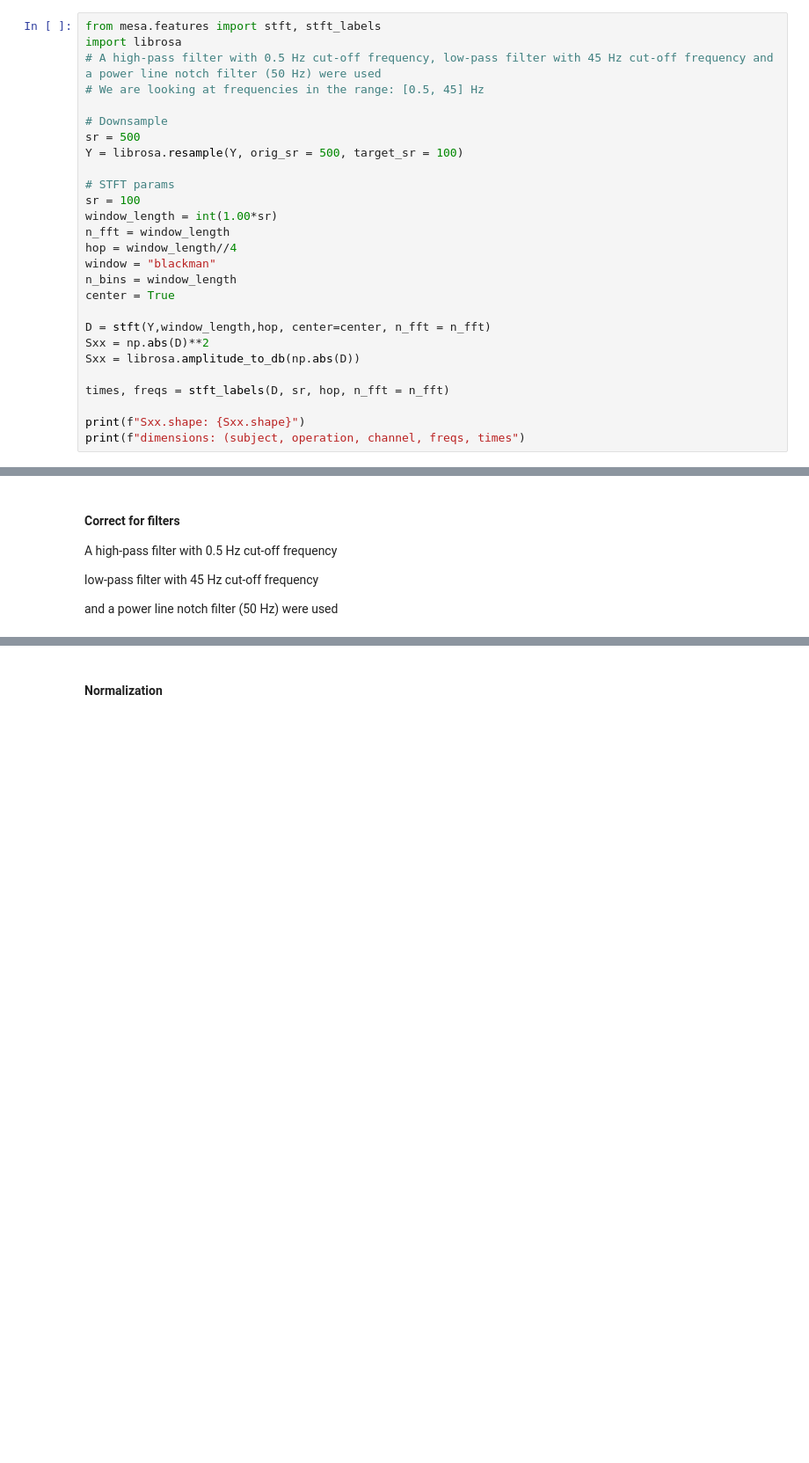
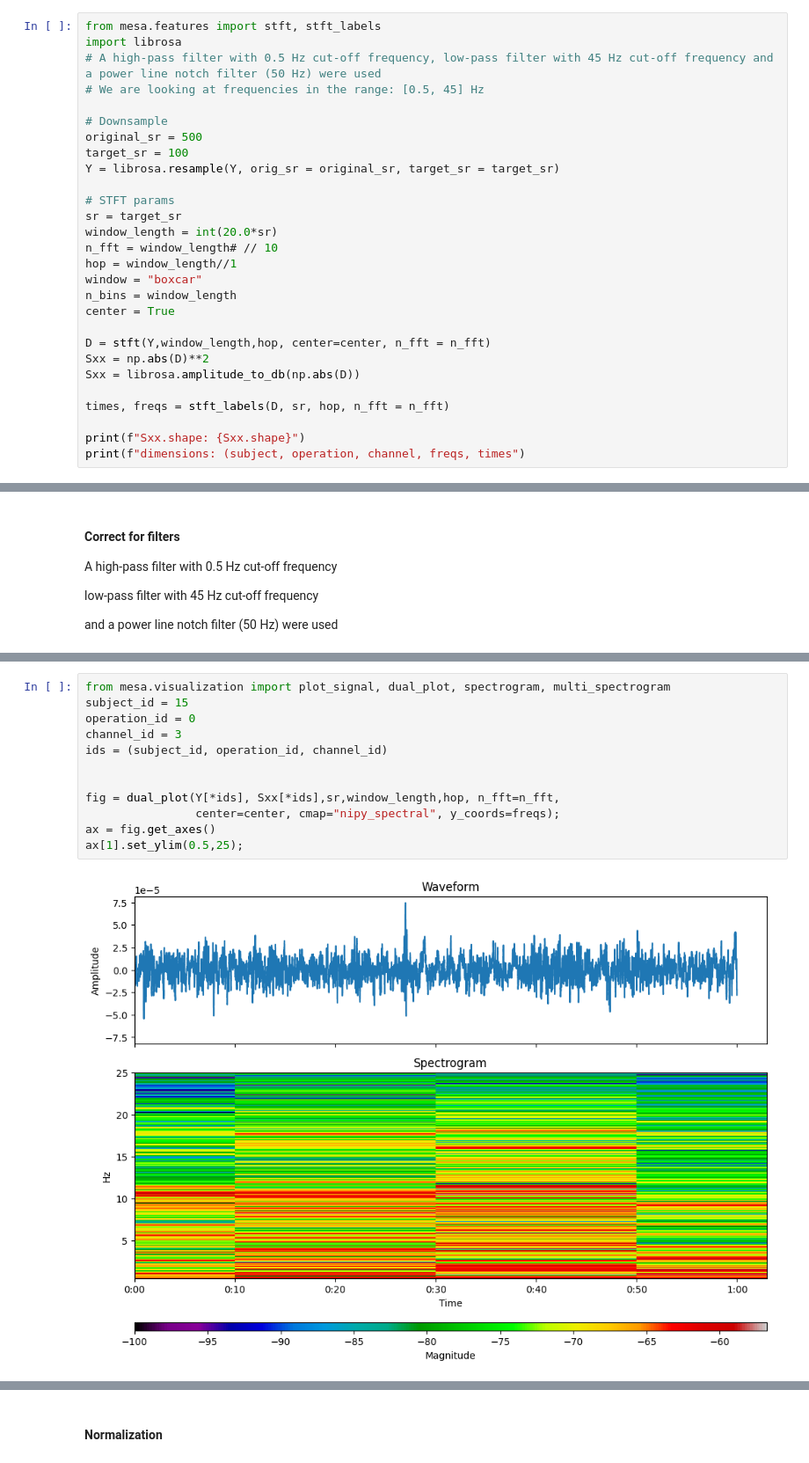
Before and after one commit to JesusGarSan/MESA, a Jupyter notebook: external/examples/EEG.ipynb, the cells around one changed output, grey strips where cells are left out. Shown at 88% size. Cells and saved outputs as stored; diff of their text form; blank space fills up the shorter version.

```diff
--- a/external/examples/EEG.ipynb
+++ b/external/examples/EEG.ipynb
@@ -106,15 +107,16 @@ import librosa
 # We are looking at frequencies in the range: [0.5, 45] Hz
 
 # Downsample
-sr = 500
-Y = librosa.resample(Y, orig_sr = 500, target_sr = 100)
+original_sr = 500
+target_sr = 100
+Y = librosa.resample(Y, orig_sr = original_sr, target_sr = target_sr)
 
 # STFT params
-sr = 100
-window_length = int(1.00*sr)
-n_fft = window_length
-hop = window_length//4
-window = "blackman"
+sr = target_sr
+window_length = int(20.0*sr)
+n_fft = window_length# // 10
+hop = window_length//1
+window = "boxcar"
 n_bins = window_length
 center = True
 
@@ -182,0 +158,14 @@ if True:
+# %%
+from mesa.visualization import plot_signal, dual_plot, spectrogram, multi_spectrogram
+subject_id = 15
+operation_id = 0
+channel_id = 3
+ids = (subject_id, operation_id, channel_id)
+
+
+fig = dual_plot(Y[*ids], Sxx[*ids],sr,window_length,hop, n_fft=n_fft,
+                center=center, cmap="nipy_spectral", y_coords=freqs);
+ax = fig.get_axes()
+ax[1].set_ylim(0.5,25);
+# %% [output]
+[figure, added]
```
Also changed, not shown: parts of 23 cells of this notebook, 29 other files.
